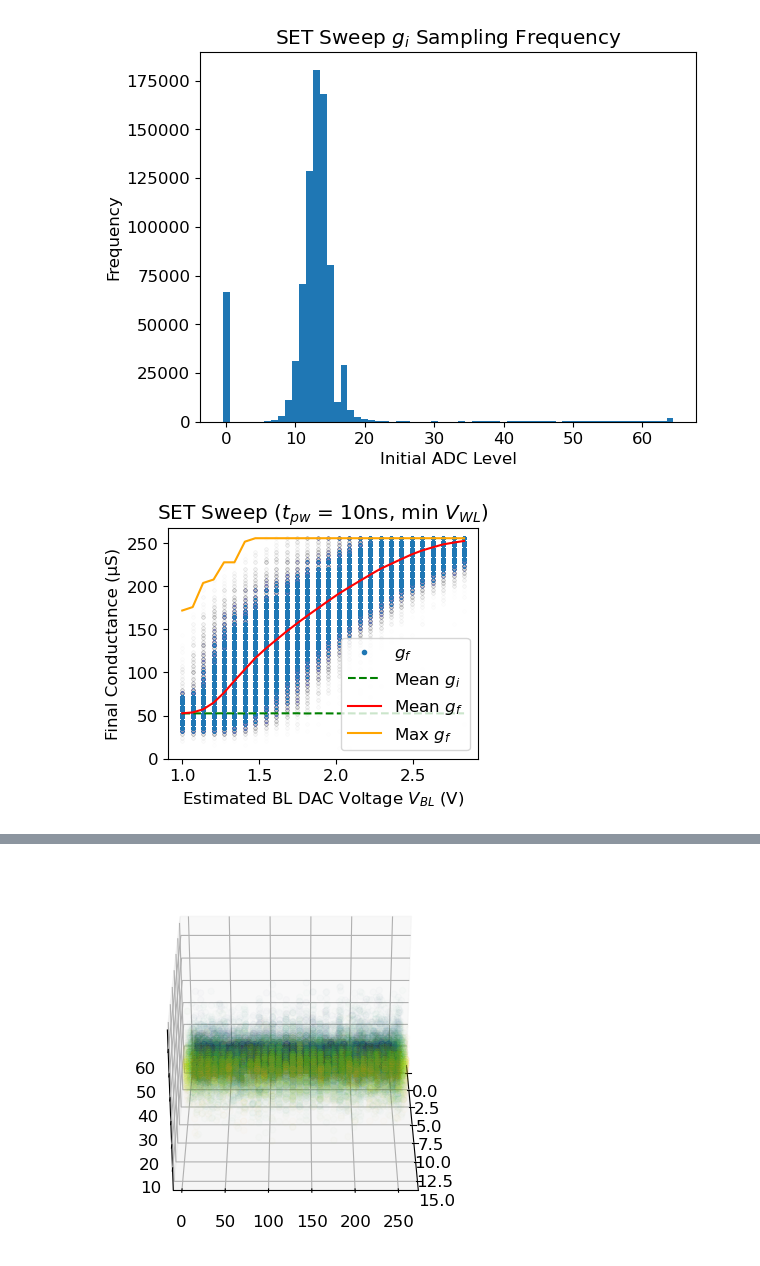
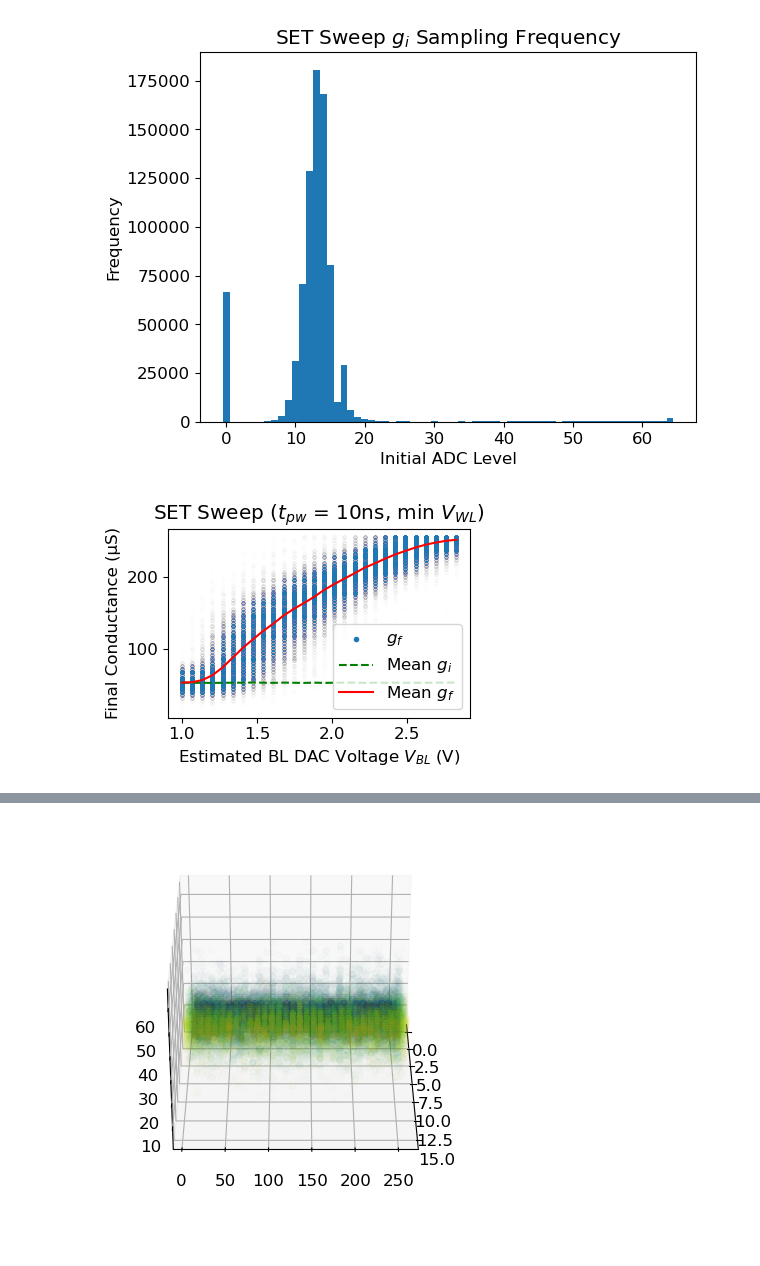
Before and after one commit to akashlevy/ember-python, a Jupyter notebook: analysis/characterizations.ipynb, the cells around one changed output, grey strips where cells are left out. Cells and saved outputs as stored; diff of their text form; code cells hidden in the pictures; blank space fills up the shorter version.

```diff
--- a/analysis/characterizations.ipynb
+++ b/analysis/characterizations.ipynb
@@ -270,7 +270,7 @@ We test the effect of pulses with different {VWL, VBL, pw, gi} combos on final c
 ### SET sweep
 # %%
 # SET sweep data
-setdata = pd.read_csv(f"../set_sweep.csv", delimiter="\t", names=["addr", "t", "vwl", "vbl", "pw"] + [f"gi[{i}]" for i in range(48)] + [f"gf[{i}]" for i in range(48)])
+setdata = pd.read_csv(f"../data/sweep/set_sweep.csv.gz", delimiter="\t", names=["addr", "t", "vwl", "vbl", "pw"] + [f"gi[{i}]" for i in range(48)] + [f"gf[{i}]" for i in range(48)])
 setdata = pd.concat([setdata[["addr","t","vwl","vbl","pw",f"gi[{i}]",f"gf[{i}]"]].rename(columns={f"gi[{i}]" : "gi", f"gf[{i}]" : "gf"}) for i in range(48)])
 setdata
 # %% [output]
@@ -297,25 +297,26 @@ plt.show()
 [figure]
 # %%
 # Plot SET sweep
-d = setdata[(setdata["gi"].isin(range(1,20))) & (setdata["pw"] == 1) & (setdata["vwl"] == 0)][["vwl","vbl","pw","gi","gf"]]
+d = setdata[(setdata["gi"].isin(range(1,20))) & (setdata["pw"] == 1) & (setdata["vwl"] == 0)][["vwl","vbl","pw","gi","gf"]].sample(100000)
 d["vbl"] = (d["vbl"]*2.1/31) + 1
 fig = plt.figure(figsize=(4,3))
 ax = plt.axes()
 # ax.scatter(d["vbl"], d["gi"]*4, marker=".", alpha=0.002, label="$g_i$")
 ax.scatter(d["vbl"], d["gf"]*4, marker=".", alpha=0.002, label="$g_f$")
 # (d.groupby("vbl")["gf"].quantile(0.999) * 4).plot(color="blue", linestyle='--', label="99.9$^{th}$ perc. $g_f$", ax=ax)
-(d.groupby("vbl")["gi"].mean() * 4).plot(color="green", linestyle="--", label="Mean $g_i$", rasterized=True)
-(d.groupby("vbl")["gf"].mean() * 4).plot(color="red", label="Mean $g_f$", rasterized=True)
-(d.groupby("vbl")["gf"].max() * 4).plot(color="orange", label="Max $g_f$", rasterized=True)
+(d.groupby("vbl")["gi"].mean() * 4).plot(color="green", linestyle="--", label="Mean $g_i$", rasterized=False)
+(d.groupby("vbl")["gf"].mean() * 4).plot(color="red", label="Mean $g_f$", rasterized=False)
+# (d.groupby("vbl")["gf"].max() * 4).plot(color="orange", label="Max $g_f$", rasterized=True)
 # ax.set_title(f"SET Sweep ($V_{{DDLS}}$ = {vddio/10}V, $t_{{pw}}$ = 10ns, min $V_{{WL}}$)", y=1)
 ax.set_title(f"SET Sweep ($t_{{pw}}$ = 10ns, min $V_{{WL}}$)", y=1)
 ax.set_xlabel("Estimated BL DAC Voltage $V_{BL}$ (V)")
 ax.set_ylabel("Final Conductance (μS)")
 legend = ax.legend(loc="lower right")
 for lh in legend.legendHandles:
     lh.set_alpha(1)
-plt.savefig(f"figs/setsweep{vddio}_bl.pdf")
+plt.tight_layout()
+plt.savefig(f"figs/setsweep{vddio}_bl.png", dpi=300)
 # %% [output]
-[figure, old version]
+[figure, new version]
 # %%
 # Plot SET sweep
```
Also changed, not shown: parts of 4 cells of this notebook, 4 other files.
